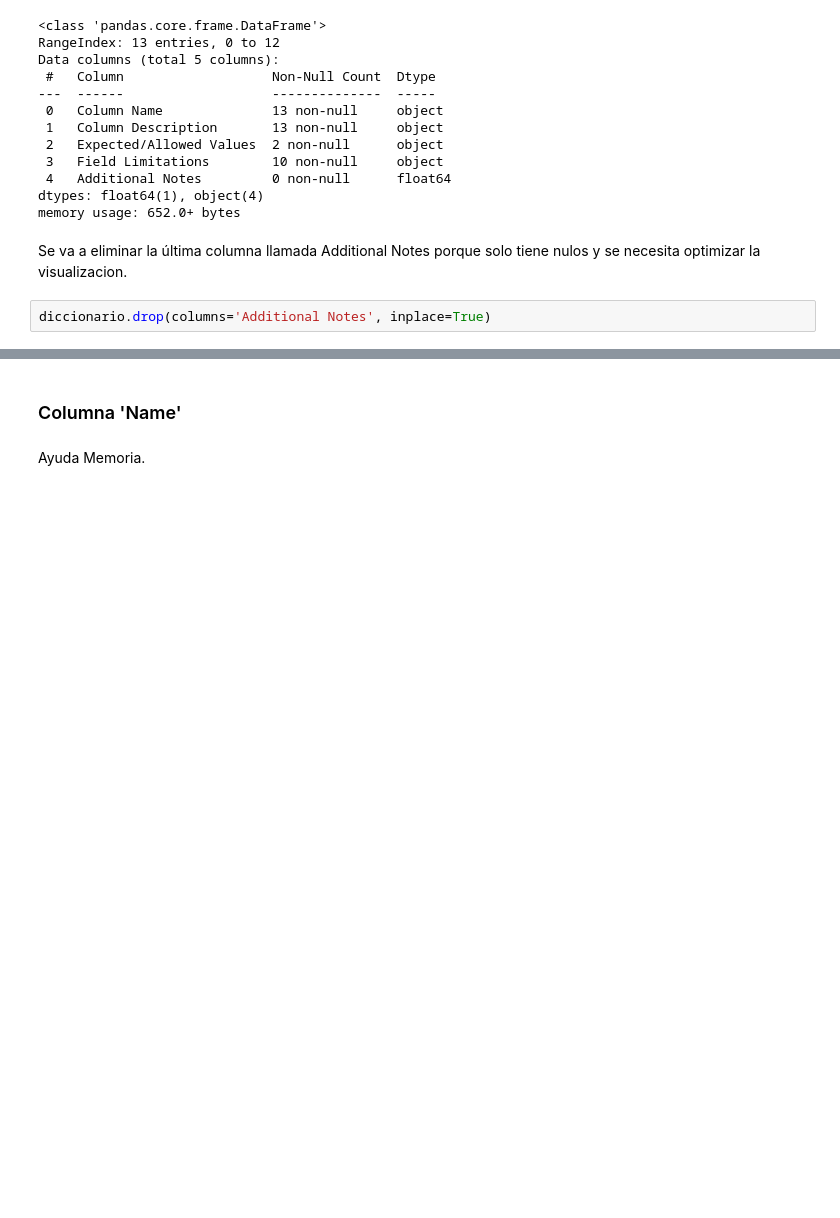
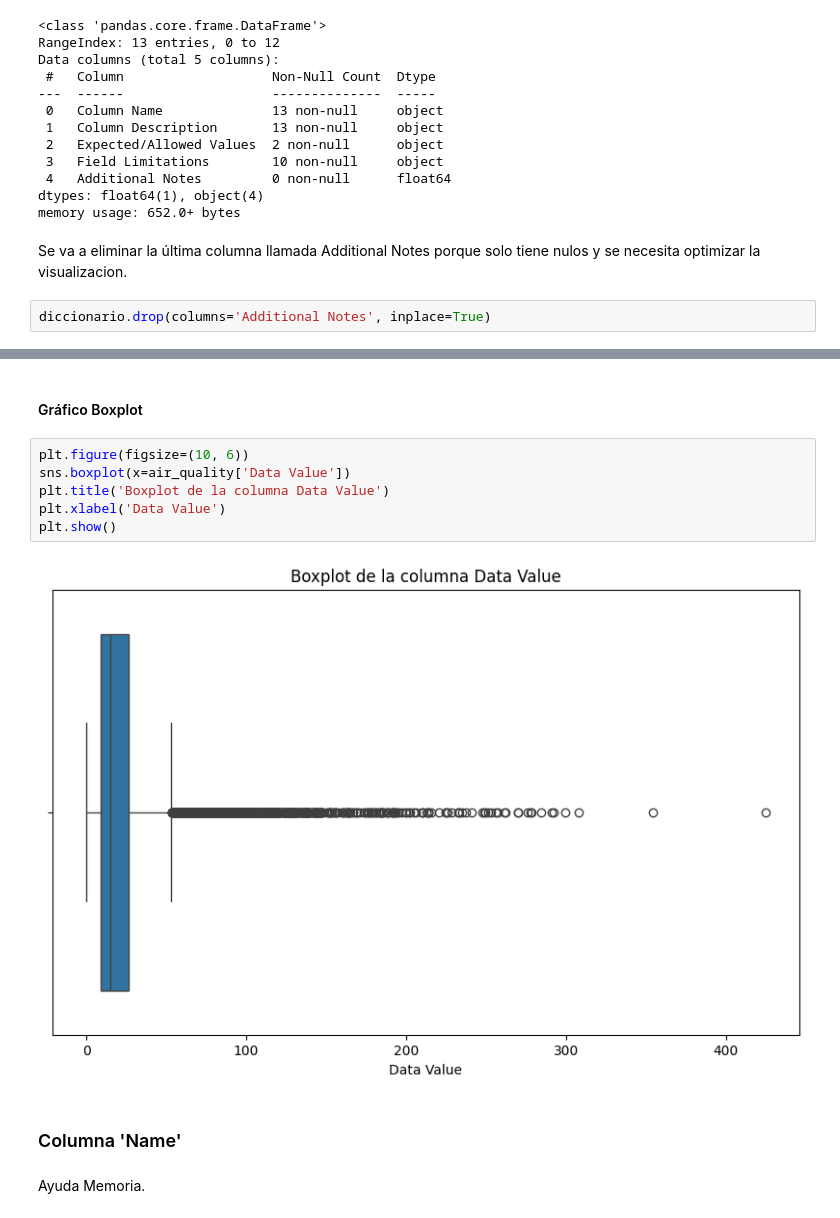
Before and after one commit to lmunozm1702/taxi_electrico_nyc, a Jupyter notebook: EDA/EDA-Calidad_de_Air_Quality.ipynb, the cells around one changed output, grey strips where cells are left out. Drawn from its saved outputs; the diff is of its cells as text; blank space fills up the shorter version.

```diff
--- a/EDA/EDA-Calidad_de_Air_Quality.ipynb
+++ b/EDA/EDA-Calidad_de_Air_Quality.ipynb
@@ -254,3 +352,13 @@ diccionario
+# %% [markdown]
+#### Gráfico Boxplot
+# %%
+plt.figure(figsize=(10, 6))
+sns.boxplot(x=air_quality['Data Value'])
+plt.title('Boxplot de la columna Data Value')
+plt.xlabel('Data Value')
+plt.show()
+# %% [output]
+[figure, added]
 # %% [markdown]
 ### Columna 'Name'
 # %% [markdown]
```
Also changed, not shown: parts of 23 cells of this notebook.
